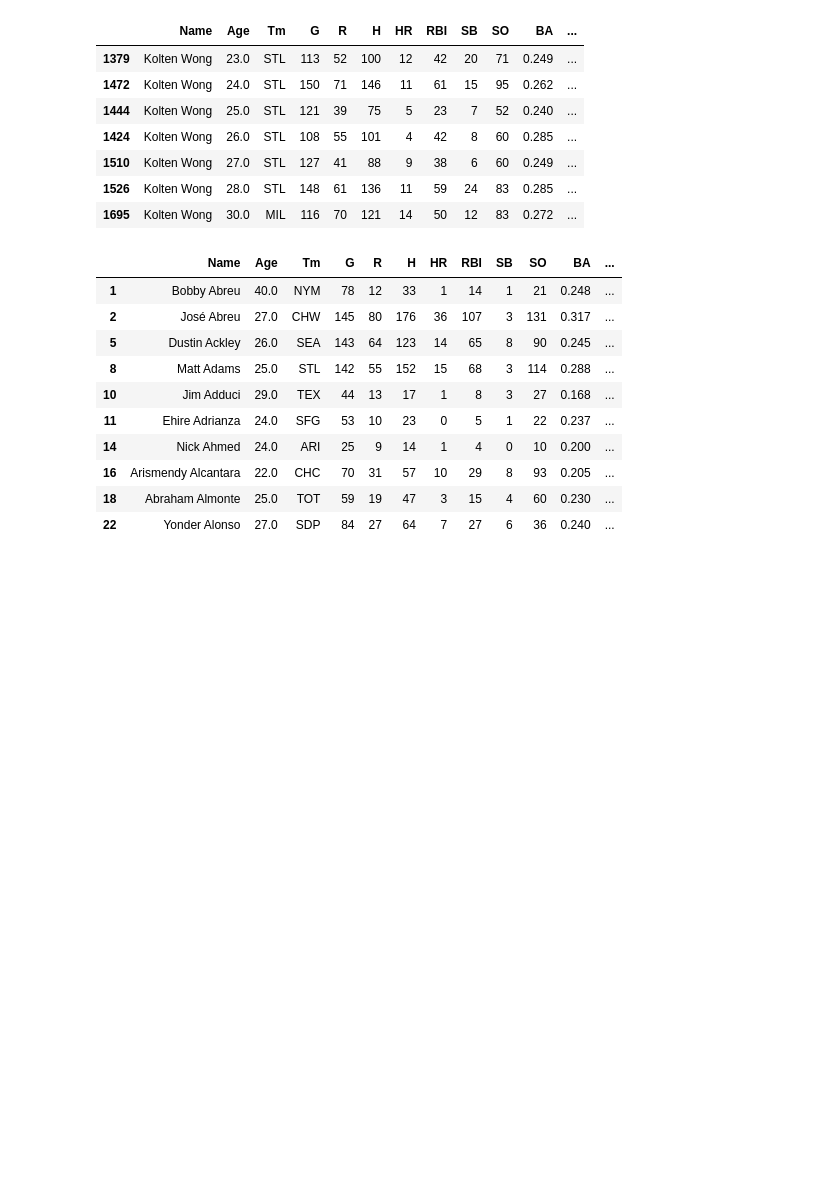
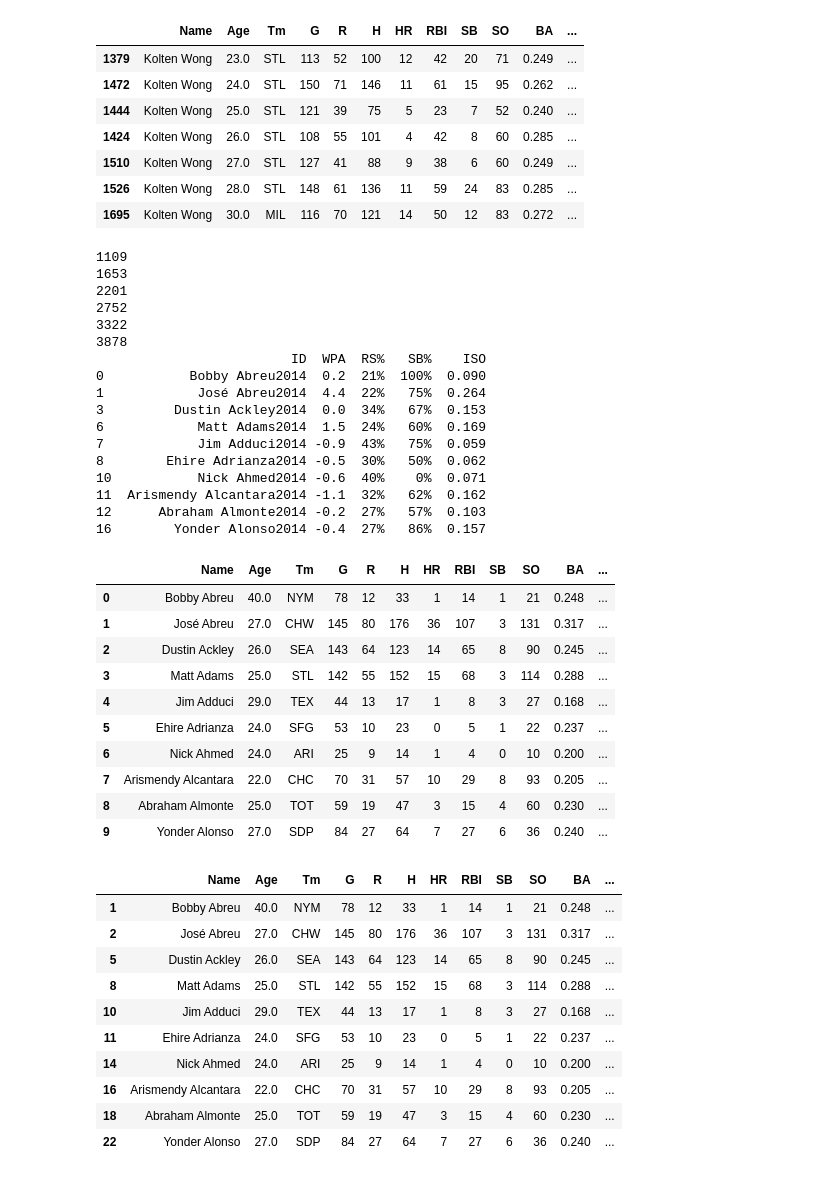
Before and after one commit to ebmorelli/451-allstar-project, a Jupyter notebook: data_pre_process.ipynb, the cells around one changed output. Saved outputs shown, nothing was run; the diff lists cells and outputs as text; code cells hidden in the pictures; blank space fills up the shorter version.

Commit message:
add advanced data

```diff
--- a/data_pre_process.ipynb
+++ b/data_pre_process.ipynb
@@ -37,10 +37,6 @@ def data_etl(dat, year):
             dat = dat.drop(dat[(dat['Name'] == row["Name"]) & (dat["Tm"] != "TOT")].index)
         #row["ID"] = row["Name"] + str(year)
 
-    # Exclude pitchers
-    dat = dat[dat["Pos Summary"] != "1"]
-    dat = dat[dat["Pos Summary"] != "/1"]
-
     # Exclude players with < 50 plate appearances
     dat = dat[dat["PA"] >= 50]
 
@@ -51,10 +47,6 @@ def data_etl(dat, year):
     dat["Year"] = year
     dat["ID"] = dat["Name"] + dat["Year"].apply(str)
 
-    # Drop columns that we don't intend on using
-    cols_to_drop = ['Rk', 'Lg', 'PA', 'AB', '2B', '3B', 'CS', 'BB', 'OBP', 'OPS+', 'TB', 'GDP', 'HBP', 'SH', 'SF', 'IBB', 'Pos Summary']
-    dat.drop(cols_to_drop, axis=1, inplace=True)
-
     return dat
 # %%
 # ETL and concatenate data from all years
@@ -66,4 +58,15 @@ for i in [2015, 2016, 2017, 2018, 2019, 2021]:
     dat_new = data_etl(dat_new, i)
     dat = pd.concat([dat, dat_new])
     print(len(dat))
+
+# Drop columns that we don't intend on using
+cols_to_drop = ['Rk', 'Lg', 'PA', 'AB', '2B', '3B', 'CS', 'BB', 'OBP', 'OPS+', 'TB', 'GDP', 'HBP', 'SH', 'SF', 'IBB']
+dat.drop(cols_to_drop, axis=1, inplace=True)
+
+# Exclude pitchers
+dat = dat[dat["Pos Summary"] != "1"]
+dat = dat[dat["Pos Summary"] != "/1"]
+dat.drop('Pos Summary', axis=1, inplace=True)
+
+dat.head(10)
 # %% [output]
@@ -86,6 +100,51 @@ dat[dat["Name"] == "Kolten Wong"]
 | 1510 | Kolten Wong | 27.0 | STL | 127 | 41 | 88 | 9 | 38 | 6 | 60 | 0.249 | ... |
 | 1526 | Kolten Wong | 28.0 | STL | 148 | 61 | 136 | 11 | 59 | 24 | 83 | 0.285 | ... |
 | 1695 | Kolten Wong | 30.0 | MIL | 116 | 70 | 121 | 14 | 50 | 12 | 83 | 0.272 | ... |
+# %%
+# Add advanced statistics
+adv_dat = pd.read_csv(os.path.join("data", "mlb_adv_data_2014.csv"))
+adv_dat = data_etl(adv_dat, 2014)
+
+for i in [2015, 2016, 2017, 2018, 2019, 2021]:
+    dat_new = pd.read_csv(os.path.join("data", "mlb_adv_data_" + str(i) + ".csv"))
+    dat_new = data_etl(dat_new, i)
+    adv_dat = pd.concat([adv_dat, dat_new])
+
+
+adv_dat = adv_dat[["ID", "WPA", "RS%", "SB%", "ISO"]]
+print(adv_dat.head(10))
+
+dat = dat.merge(adv_dat, on="ID", how="left")
+print(dat.head(10))
+# %% [output]
+1109
+1653
+2201
+2752
+3322
+3878
+                         ID  WPA  RS%   SB%    ISO
+0           Bobby Abreu2014  0.2  21%  100%  0.090
+1            José Abreu2014  4.4  22%   75%  0.264
+3         Dustin Ackley2014  0.0  34%   67%  0.153
+6            Matt Adams2014  1.5  24%   60%  0.169
+7            Jim Adduci2014 -0.9  43%   75%  0.059
+8        Ehire Adrianza2014 -0.5  30%   50%  0.062
+10           Nick Ahmed2014 -0.6  40%    0%  0.071
+11  Arismendy Alcantara2014 -1.1  32%   62%  0.162
+12      Abraham Almonte2014 -0.2  27%   57%  0.103
+16        Yonder Alonso2014 -0.4  27%   86%  0.157
+|  | Name | Age | Tm | G | R | H | HR | RBI | SB | SO | BA | ... |
+| 0 | Bobby Abreu | 40.0 | NYM | 78 | 12 | 33 | 1 | 14 | 1 | 21 | 0.248 | ... |
+| 1 | José Abreu | 27.0 | CHW | 145 | 80 | 176 | 36 | 107 | 3 | 131 | 0.317 | ... |
+| 2 | Dustin Ackley | 26.0 | SEA | 143 | 64 | 123 | 14 | 65 | 8 | 90 | 0.245 | ... |
+| 3 | Matt Adams | 25.0 | STL | 142 | 55 | 152 | 15 | 68 | 3 | 114 | 0.288 | ... |
+| 4 | Jim Adduci | 29.0 | TEX | 44 | 13 | 17 | 1 | 8 | 3 | 27 | 0.168 | ... |
+| 5 | Ehire Adrianza | 24.0 | SFG | 53 | 10 | 23 | 0 | 5 | 1 | 22 | 0.237 | ... |
+| 6 | Nick Ahmed | 24.0 | ARI | 25 | 9 | 14 | 1 | 4 | 0 | 10 | 0.200 | ... |
+| 7 | Arismendy Alcantara | 22.0 | CHC | 70 | 31 | 57 | 10 | 29 | 8 | 93 | 0.205 | ... |
+| 8 | Abraham Almonte | 25.0 | TOT | 59 | 19 | 47 | 3 | 15 | 4 | 60 | 0.230 | ... |
+| 9 | Yonder Alonso | 27.0 | SDP | 84 | 27 | 64 | 7 | 27 | 6 | 36 | 0.240 | ... |
 # %%
 # Add all-star data
 as_dat = pd.read_csv(os.path.join("data", "all_star_data.csv"))
```
Also changed, not shown: parts of 1 cell of this notebook, 8 other files.
